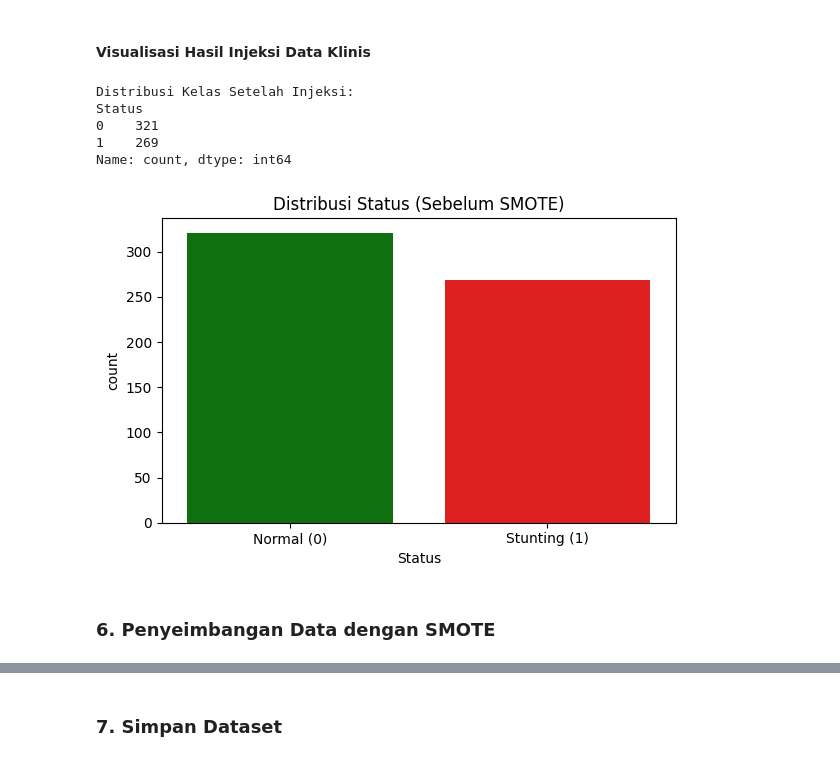
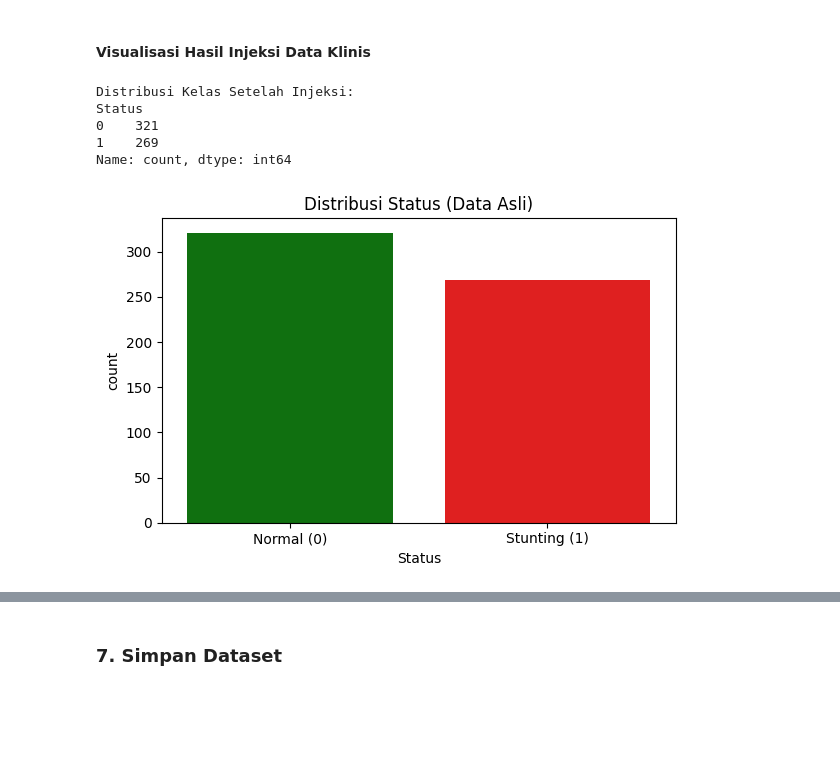
Before and after one commit to MuhammadRizalNurfirdaus/Sistem_Pendukung_Keputusan_Berbasis_Web_Menggunakan_ML_untuk_Prediksi_Risiko_Stunting, a Jupyter notebook: ML/notebooks/generate_dummy_data.ipynb, the cells around one changed output, grey strips where cells are left out. Cells and saved outputs as stored; diff of their text form; code cells hidden in the pictures; blank space fills up the shorter version.

```diff
--- a/ML/notebooks/generate_dummy_data.ipynb
+++ b/ML/notebooks/generate_dummy_data.ipynb
@@ -246,19 +245,17 @@ Berhasil menyuntikkan 250 pasien Normal dan 250 pasien Stunting buatan ke datase
 # %%
 print("Distribusi Kelas Setelah Injeksi:")
 print(df_fitur["Status"].value_counts())
 
 plt.figure(figsize=(6, 4))
 sns.countplot(data=df_fitur, x="Status", hue="Status", palette={0: "green", 1: "red"}, legend=False)
-plt.title("Distribusi Status (Sebelum SMOTE)")
+plt.title("Distribusi Status (Data Asli)")
 plt.xticks(ticks=[0,1], labels=["Normal (0)", "Stunting (1)"])
 plt.tight_layout()
 plt.show()
 # %% [output]
 Distribusi Kelas Setelah Injeksi:
 Status
 0    321
 1    269
 Name: count, dtype: int64
-[figure, old version]
+[figure, new version]
-# %% [markdown]
-### 6. Penyeimbangan Data dengan SMOTE
```
Also changed, not shown: parts of 7 cells of this notebook, 2 other files.
